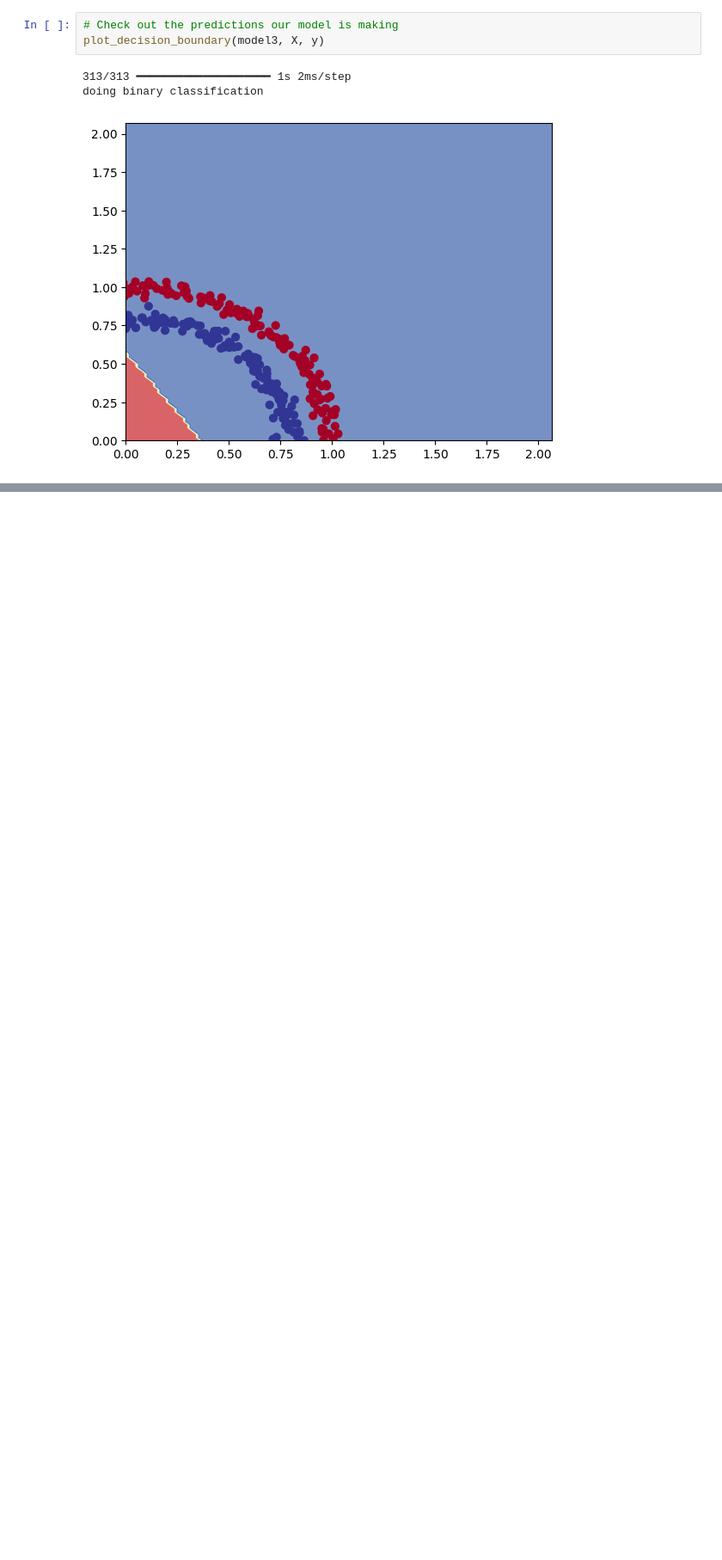
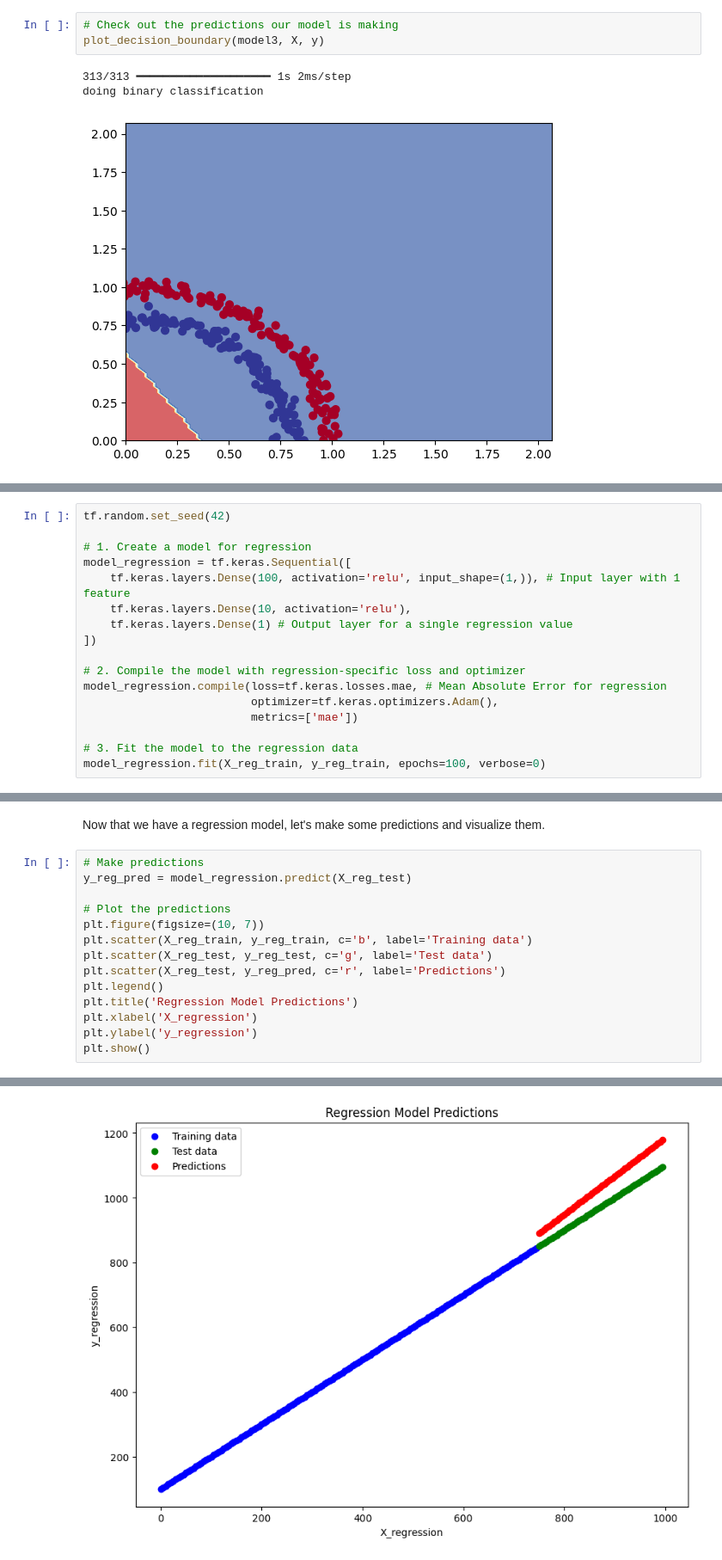
Before and after one commit to Glockrover/LearnTensorFlow, a Jupyter notebook: Neural_Network_Classification.ipynb, the cells around one changed output, grey strips where cells are left out. Shown at 86% size. Saved outputs shown, nothing was run; the diff lists cells and outputs as text; blank space fills up the shorter version.

Commit message:
Make the model work for the regression dataset

```diff
--- a/Neural_Network_Classification.ipynb
+++ b/Neural_Network_Classification.ipynb
@@ -286,0 +312,17 @@ doing binary classification
+# %%
+tf.random.set_seed(42)
+
+# 1. Create a model for regression
+model_regression = tf.keras.Sequential([
+    tf.keras.layers.Dense(100, activation='relu', input_shape=(1,)), # Input layer with 1 feature
+    tf.keras.layers.Dense(10, activation='relu'),
+    tf.keras.layers.Dense(1) # Output layer for a single regression value
+])
+
+# 2. Compile the model with regression-specific loss and optimizer
+model_regression.compile(loss=tf.keras.losses.mae, # Mean Absolute Error for regression
+                         optimizer=tf.keras.optimizers.Adam(),
+                         metrics=['mae'])
+
+# 3. Fit the model to the regression data
+model_regression.fit(X_reg_train, y_reg_train, epochs=100, verbose=0)
@@ -286,0 +337,17 @@ doing binary classification
+# %% [markdown]
+Now that we have a regression model, let's make some predictions and visualize them.
+# %%
+# Make predictions
+y_reg_pred = model_regression.predict(X_reg_test)
+
+# Plot the predictions
+plt.figure(figsize=(10, 7))
+plt.scatter(X_reg_train, y_reg_train, c='b', label='Training data')
+plt.scatter(X_reg_test, y_reg_test, c='g', label='Test data')
+plt.scatter(X_reg_test, y_reg_pred, c='r', label='Predictions')
+plt.legend()
+plt.title('Regression Model Predictions')
+plt.xlabel('X_regression')
+plt.ylabel('y_regression')
+plt.show()
+# %% [output]
@@ -286,0 +355 @@ doing binary classification
+[figure, added]
```
Also changed, not shown: parts of 5 cells of this notebook.
